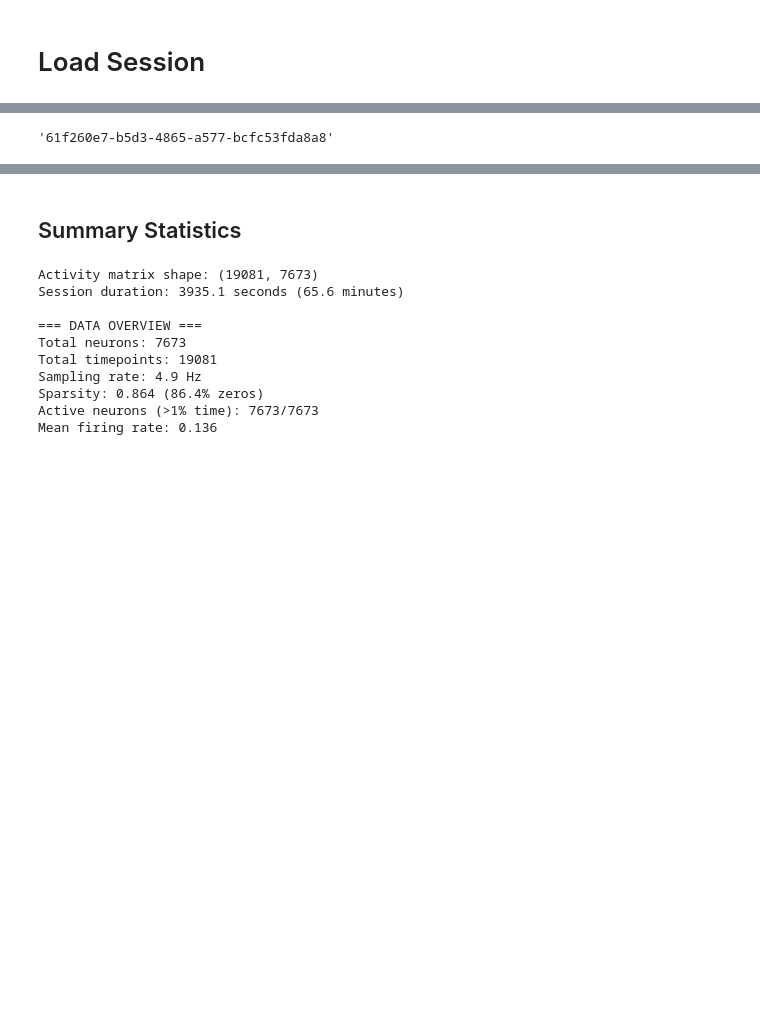
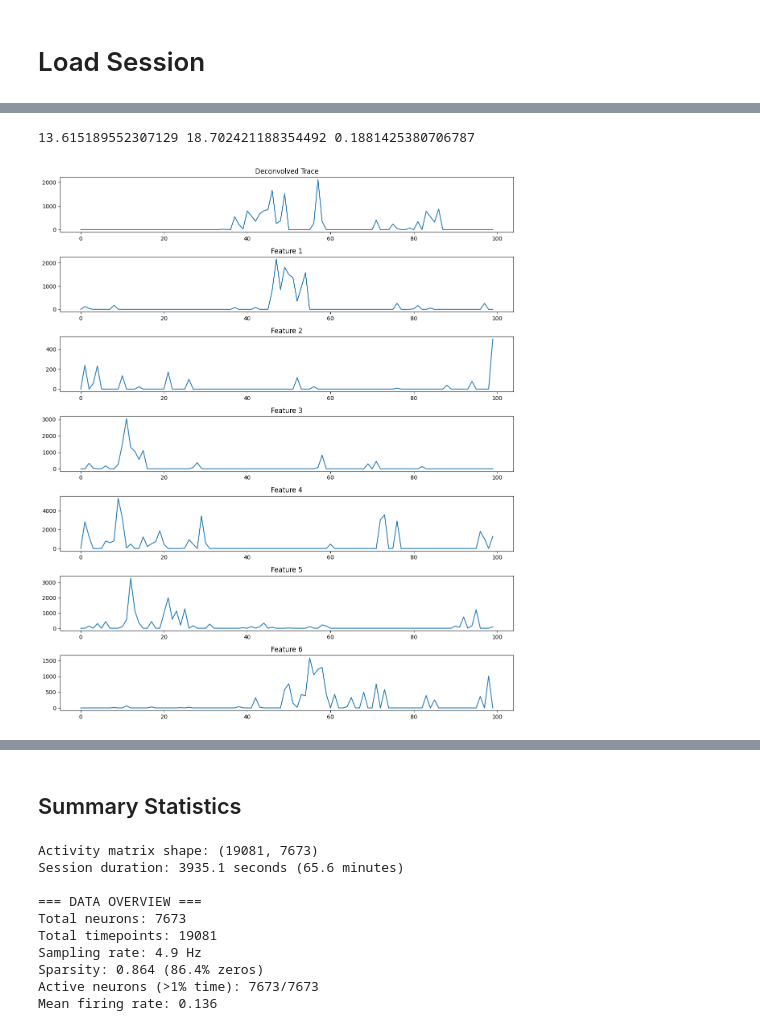
Before and after one commit to the-rich-piana/mpci-transformer, a Jupyter notebook: 1_ANALYSIS/1_1_Explore_Deconv_Session.ipynb, the cells around one changed output, grey strips where cells are left out. Saved outputs shown, nothing was run; the diff lists cells and outputs as text; code cells hidden in the pictures; blank space fills up the shorter version.

```diff
--- a/1_ANALYSIS/1_1_Explore_Deconv_Session.ipynb
+++ b/1_ANALYSIS/1_1_Explore_Deconv_Session.ipynb
@@ -19,4 +19,6 @@ one = ONE()
 SESSION_INDEX = 0
 # %%
 # Load a session from the CSV file
-session = MesoscopeSession.from_csv(one, '../good_mesoscope_sessions_final.csv', SESSION_INDEX)
+session = MesoscopeSession.from_eid(one, '5ea6bb9b-6163-4e8a-816b-efe7002666b0', raw_activity=True)
+session_deconvolved = MesoscopeSession.from_eid(one, '5ea6bb9b-6163-4e8a-816b-efe7002666b0', raw_activity=False)
+session_preprocessed = MesoscopeSession.from_preprocessed('/cs/student/projects1/aibh/2024/gcosta/mpci_data/session_5ea6bb9b-6163-4e8a-816b-efe7002666b0_7.h5')
@@ -23,4 +31,18 @@ session = MesoscopeSession.from_csv(one, '../good_mesoscope_sessions_final.csv',
-# %%
-session.eid
-# %% [output]
-'61f260e7-b5d3-4865-a577-bcfc53fda8a8'
+# %%
+activity_dff, timestamps = session.get_dff_activity_matrix()
+activity, timestamps = session_deconvolved.get_activity_matrix()
+activity_preprocessed, timestamps = session_preprocessed.get_preprocessed_data()
+# %%
+print(f"{activity_dff.mean()} { activity.mean()} {activity_preprocessed.mean()}")
+# %% [output]
+13.615189552307129 18.702421188354492 0.1881425380706787
+# %%
+fig, axes = plt.subplots(7, 1, figsize=(12, 14))
+for i in range(7):
+    sns.lineplot(x=range(100), y=activity[0:100, i], ax=axes[i])
+    axes[i].set_title(f'Feature {i}')
+axes[0].set_title("Deconvolved Trace")
+plt.tight_layout()
+plt.show()
+# %% [output]
+[figure, added]
```
Also changed, not shown: parts of 6 cells of this notebook, 30 other files.
